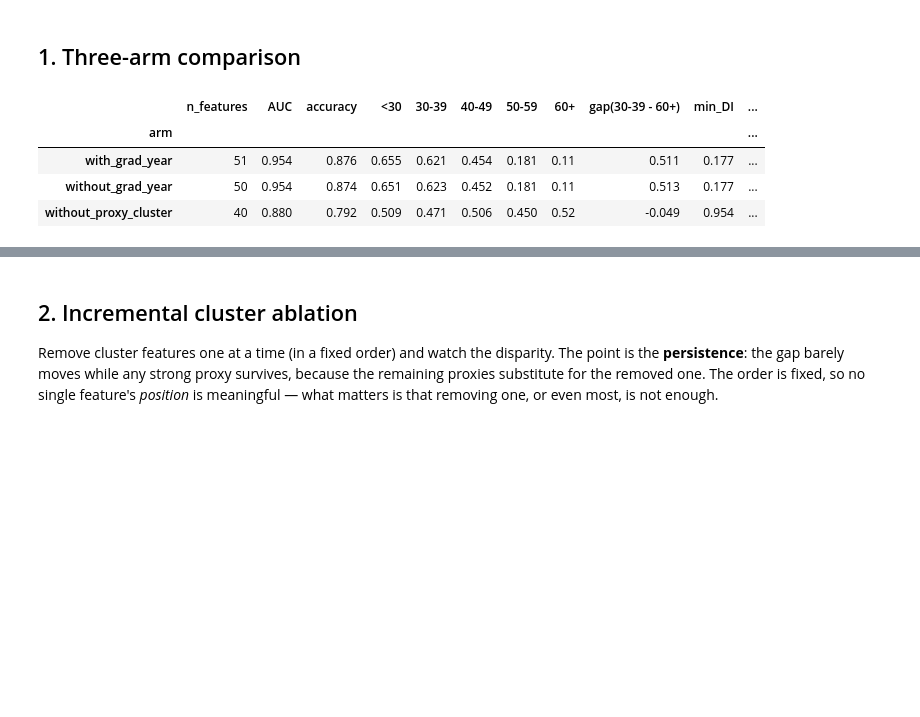
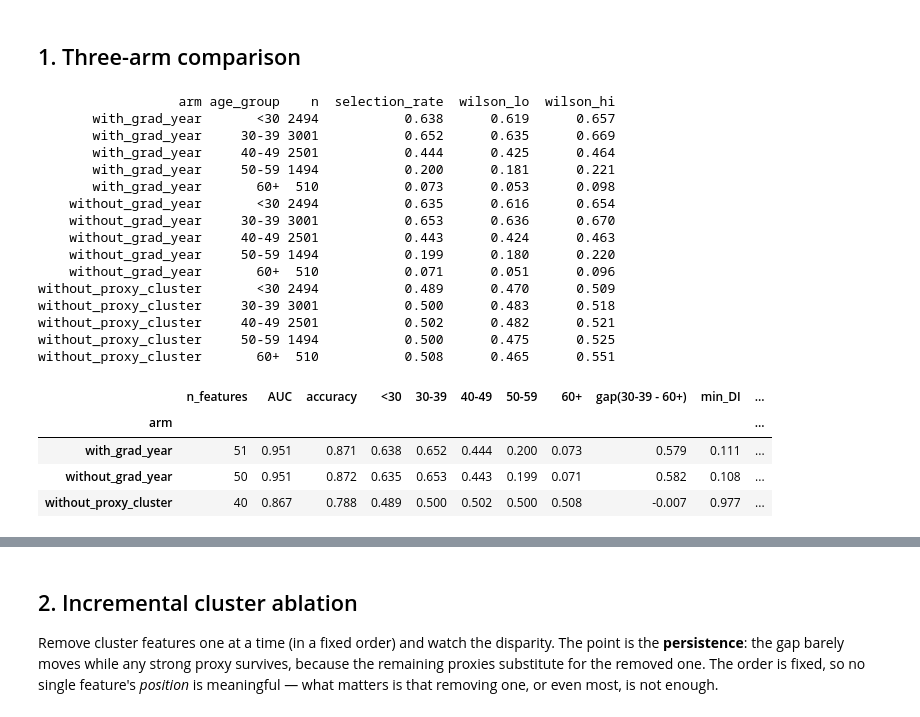
Before and after one commit to mualexander/ucbai-cs-resumefilter, a Jupyter notebook: notebooks/04_ablation_graduation_year.ipynb, the cells around one changed output, grey strips where cells are left out. Drawn from its saved outputs; the diff is of its cells as text; code cells hidden in the pictures; blank space fills up the shorter version.

```diff
--- a/notebooks/04_ablation_graduation_year.ipynb
+++ b/notebooks/04_ablation_graduation_year.ipynb
@@ -89,6 +83,16 @@ train/test: 8000 2000
 # %% [markdown]
 ## Training + evaluation helper
 # %%
+def wilson_ci(k, n, z=1.96):
+    """Wilson score 95% interval for a proportion k/n (identical to notebook 03)."""
+    if n == 0:
+        return (np.nan, np.nan)
+    p = k / n
+    denom = 1 + z * z / n
+    center = (p + z * z / (2 * n)) / denom
+    half = z * np.sqrt(p * (1 - p) / n + z * z / (4 * n * n)) / denom
+    return (max(0.0, center - half), min(1.0, center + half))
+
 def make_preprocessor(X):
     num = X.select_dtypes(include=["int8","int16","int32","float32","float64"]).columns.tolist()
     cat = X.select_dtypes(include=["category","object","string"]).columns.tolist()
@@ -105,12 +109,17 @@ def fit_and_evaluate(feature_set):
                       ("clf", LogisticRegression(max_iter=2000, random_state=42))]).fit(X.loc[idx_train], y.loc[idx_train])
     proba = model.predict_proba(X.loc[idx_test])[:, 1]
     pred = pd.Series(model.predict(X.loc[idx_test]), index=idx_test)
-    sel_by_age = pred.groupby(age_test).mean().reindex(AGE_ORDER)
+    grp = pred.groupby(age_test)
+    sel_by_age = grp.mean().reindex(AGE_ORDER)
+    n_by_age = grp.size().reindex(AGE_ORDER)
+    k_by_age = grp.sum().reindex(AGE_ORDER)        # selected count per group, for Wilson CIs
     di = sel_by_age / sel_by_age[REFERENCE_GROUP]
     return {
         "auc": roc_auc_score(y.loc[idx_test], proba),
         "accuracy": accuracy_score(y.loc[idx_test], pred),
         "selection_by_age": sel_by_age,
+        "n_by_age": n_by_age,
+        "k_by_age": k_by_age,
         "gap_30_39_minus_60plus": float(sel_by_age["30-39"] - sel_by_age["60+"]),
         "min_disparate_impact": float(di.min()),
         "n_adverse_4_5": int((di < FOUR_FIFTHS).sum()),
@@ -120,25 +129,57 @@ def fit_and_evaluate(feature_set):
 # %%
 results = {name: fit_and_evaluate(fs) for name, fs in FEATURE_SETS.items()}
 
 rows = []
 for name, r in results.items():
     row = {"arm": name, "n_features": len(FEATURE_SETS[name]),
            "AUC": r["auc"], "accuracy": r["accuracy"]}
     row.update({a: r["selection_by_age"][a] for a in AGE_ORDER})
     row["gap(30-39 - 60+)"] = r["gap_30_39_minus_60plus"]
     row["min_DI"] = r["min_disparate_impact"]
     row["#adverse_4_5"] = r["n_adverse_4_5"]
     rows.append(row)
 
 three_arm = pd.DataFrame(rows).set_index("arm")
 three_arm.to_csv(TABLES_DIR / "ablation_three_arm_comparison.csv")
+
+# Wilson 95% CIs on the per-group selection rates. The substitutability read:
+# with_grad_year vs without_grad_year overlap everywhere (dropping one proxy changes nothing),
+# while without_proxy_cluster separates (the cluster as a whole carries the disparity).
+ci_rows = []
+for name, r in results.items():
+    for a in AGE_ORDER:
+        n = int(r["n_by_age"][a]); k = int(r["k_by_age"][a])
+        lo, hi = wilson_ci(k, n)
+        ci_rows.append({"arm": name, "age_group": a, "n": n,
+                        "selection_rate": float(r["selection_by_age"][a]),
+                        "wilson_lo": lo, "wilson_hi": hi})
+selection_ci = pd.DataFrame(ci_rows)
+selection_ci.to_csv(TABLES_DIR / "ablation_three_arm_selection_ci.csv", index=False)
+print(selection_ci.round(3).to_string(index=False))
+
 three_arm.round(3)
 # %% [output]
+                  arm age_group    n  selection_rate  wilson_lo  wilson_hi
+       with_grad_year       <30 2494           0.638      0.619      0.657
+       with_grad_year     30-39 3001           0.652      0.635      0.669
+       with_grad_year     40-49 2501           0.444      0.425      0.464
+       with_grad_year     50-59 1494           0.200      0.181      0.221
+       with_grad_year       60+  510           0.073      0.053      0.098
+    without_grad_year       <30 2494           0.635      0.616      0.654
+    without_grad_year     30-39 3001           0.653      0.636      0.670
+    without_grad_year     40-49 2501           0.443      0.424      0.463
+    without_grad_year     50-59 1494           0.199      0.180      0.220
+    without_grad_year       60+  510           0.071      0.051      0.096
+without_proxy_cluster       <30 2494           0.489      0.470      0.509
+without_proxy_cluster     30-39 3001           0.500      0.483      0.518
+without_proxy_cluster     40-49 2501           0.502      0.482      0.521
+without_proxy_cluster     50-59 1494           0.500      0.475      0.525
+without_proxy_cluster       60+  510           0.508      0.465      0.551
 |  | n_features | AUC | accuracy | <30 | 30-39 | 40-49 | 50-59 | 60+ | gap(30-39 - 60+) | min_DI | ... |
 | arm |  |  |  |  |  |  |  |  |  |  | ... |
-| with_grad_year | 51 | 0.954 | 0.876 | 0.655 | 0.621 | 0.454 | 0.181 | 0.11 | 0.511 | 0.177 | ... |
-| without_grad_year | 50 | 0.954 | 0.874 | 0.651 | 0.623 | 0.452 | 0.181 | 0.11 | 0.513 | 0.177 | ... |
-| without_proxy_cluster | 40 | 0.880 | 0.792 | 0.509 | 0.471 | 0.506 | 0.450 | 0.52 | -0.049 | 0.954 | ... |
+| with_grad_year | 51 | 0.951 | 0.871 | 0.638 | 0.652 | 0.444 | 0.200 | 0.073 | 0.579 | 0.111 | ... |
+| without_grad_year | 50 | 0.951 | 0.872 | 0.635 | 0.653 | 0.443 | 0.199 | 0.071 | 0.582 | 0.108 | ... |
+| without_proxy_cluster | 40 | 0.867 | 0.788 | 0.489 | 0.500 | 0.502 | 0.500 | 0.508 | -0.007 | 0.977 | ... |
 # %%
 # Predicted callback rate by age, three arms
 x = np.arange(len(AGE_ORDER)); width = 0.27
```
Also changed, not shown: parts of 10 cells of this notebook, 7 other files.
